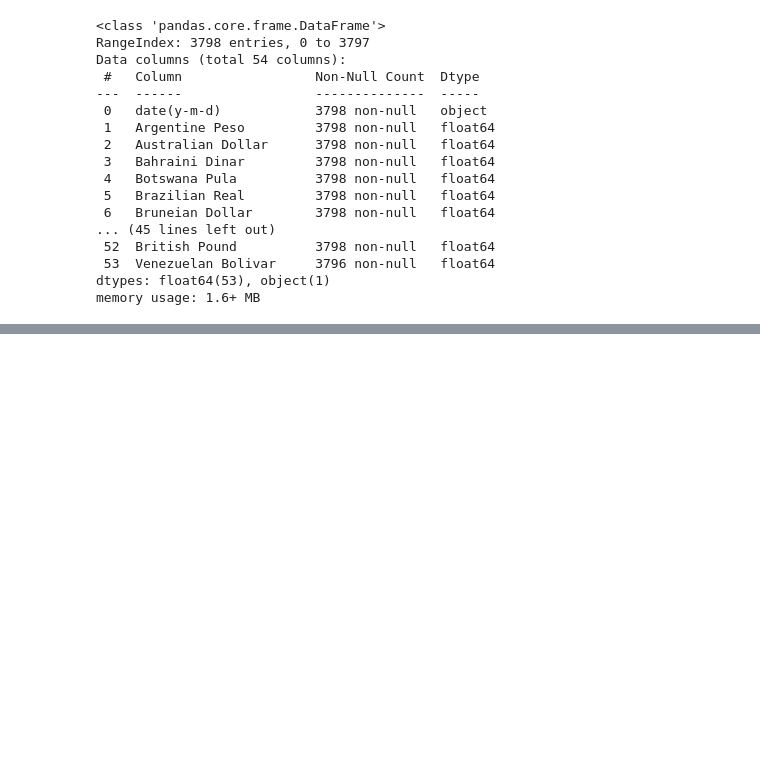
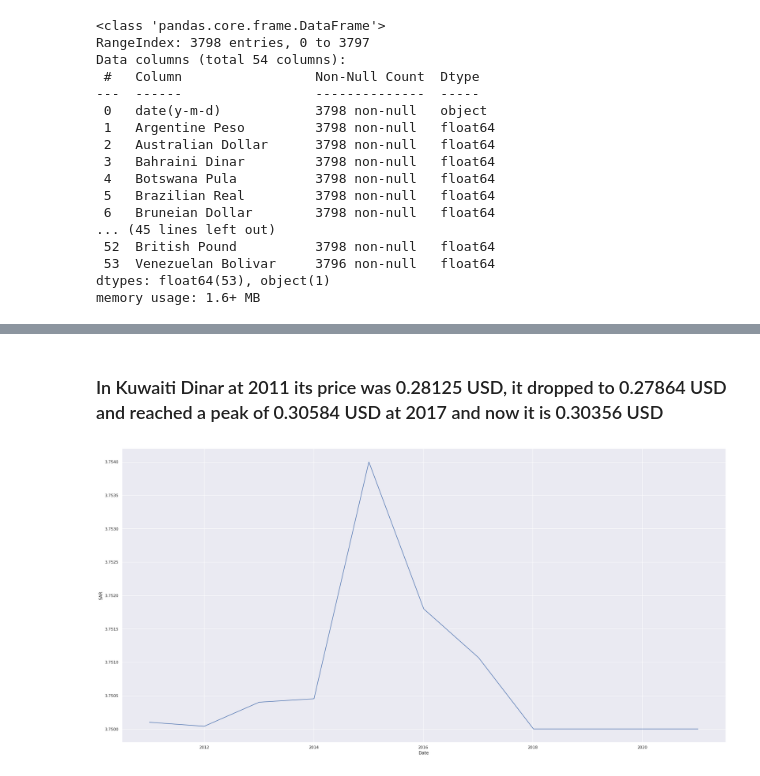
Before and after one commit to moh-ash96/data-visualization, a Jupyter notebook: viz-a.ipynb, the cells around one changed output, grey strips where cells are left out. Cells and saved outputs as stored; diff of their text form; code cells hidden in the pictures; blank space fills up the shorter version.

```diff
--- a/viz-a.ipynb
+++ b/viz-a.ipynb
@@ -50,0 +137,9 @@ frame.plot.line()
+# %% [markdown]
+### In Kuwaiti Dinar at 2011 its price was 0.28125 USD, it dropped to 0.27864 USD and reached a peak of 0.30584 USD at 2017 and now it is 0.30356 USD
+# %%
+sns.set_theme(style="whitegrid")
+sns.set(rc = {'figure.figsize':(30,15)})
+tips = data2
+ax3 = sns.lineplot(x="Date", y="SAR", data=tips)
+# %% [output]
+[figure, added]
```
Also changed, not shown: parts of 20 cells of this notebook, 1 other file.
